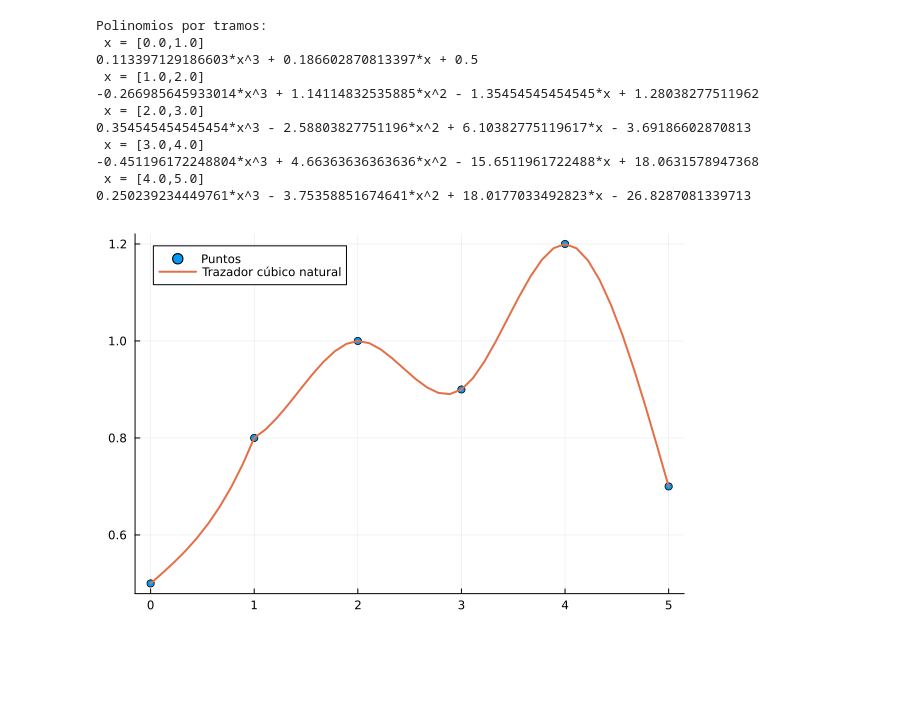
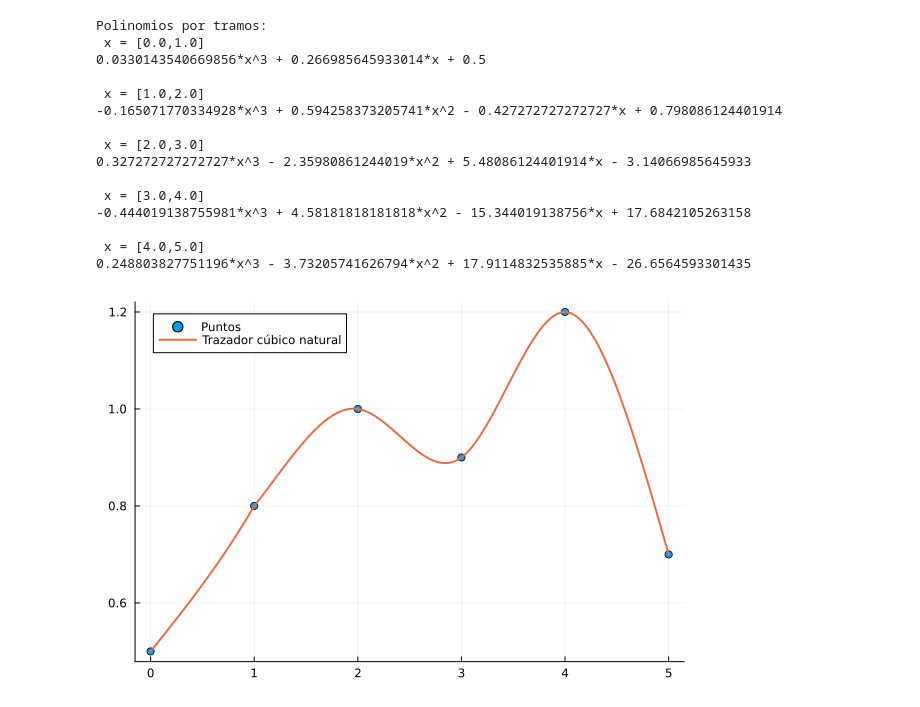
Before and after one commit to abelipe/graficas_eval_3, a Jupyter notebook: Untitled.ipynb, the cells around one changed output. Drawn from its saved outputs; the diff is of its cells as text; code cells hidden in the pictures; blank space fills up the shorter version.

```diff
--- a/Untitled.ipynb
+++ b/Untitled.ipynb
@@ -49,12 +72,15 @@ b = primeros3(filas[10])
 using PyCall
 using SymPy
 using Plots
+np = pyimport("numpy")
+
 function traza3natural(xi,yi)
-    np = pyimport("numpy")
+
     n = length(xi)
 
     # Valores h
     h = zeros(eltype(xi), n - 1)
+
     for j = 1:n-1
         h[j] = xi[j+1] - xi[j]
     end
@@ -64,9 +90,10 @@ function traza3natural(xi,yi)
     B = np.zeros(n-2, dtype=np.float64)
     S = np.zeros(n, dtype=np.float64)
 
+
     A[1, 1] = 2 * (h[1] + h[2])
     A[1, 2] = h[2]
-    B[1] = 6 * ((yi[2] - yi[1]) / h[1] - (yi[1] - yi[1]) / h[1])
+    B[1] = 6 * ((yi[2] - yi[1]) / h[1] - (yi[2] - yi[1]) / h[1])
 
     for i = 2:n-2
         A[i, i-1] = h[i]
@@ -107,7 +134,6 @@ function traza3natural(xi,yi)
 end
 # PROGRAMA -----------------------
 # INGRESO , Datos de prueba
-muestras = 10 # entre cada par de puntos
 
 # PROCEDIMIENTO
 # Tabla de polinomios por tramos
@@ -119,42 +145,47 @@ println("Polinomios por tramos: ")
 for tramo in 1:length(px_tabla)
     println(" x = [$(x_data1[tramo]),$(x_data1[tramo+1])]")
     println("$(px_tabla[tramo])")
+    println("")
 
 end
 xtraza = Float64[]
 ytraza = Float64[]
 
 # PROCEDIMIENTO
 # Tabla de polinomios por tramos
 px_tabla = traza3natural(x_data1, y_data1)
 n = length(x_data1)
 
 for tramo in 1:n-1
     xi_start = x_data1[tramo]
     xi_end = x_data1[tramo+1]
     xtramo = range(xi_start, stop=xi_end, length=muestras)
     pxtramo = px_tabla[tramo]
     pxt = lambdify(pxtramo, [Sym("x")])
     ytramo = pxt.(xtramo)
 
     # vectores de trazador en x,y
     append!(xtraza, xtramo)
     append!(ytraza, ytramo)
 end
 
 # Plotting
 scatter(x_data1, y_data1, label="Puntos")
 plot!(xtraza, ytraza, label="Trazador cúbico natural", lw=2)
 # %% [output]
 Polinomios por tramos:
  x = [0.0,1.0]
-0.113397129186603*x^3 + 0.186602870813397*x + 0.5
+0.0330143540669856*x^3 + 0.266985645933014*x + 0.5
+
  x = [1.0,2.0]
--0.266985645933014*x^3 + 1.14114832535885*x^2 - 1.35454545454545*x + 1.28038277511962
+-0.165071770334928*x^3 + 0.594258373205741*x^2 - 0.427272727272727*x + 0.798086124401914
+
  x = [2.0,3.0]
-0.354545454545454*x^3 - 2.58803827751196*x^2 + 6.10382775119617*x - 3.69186602870813
+0.327272727272727*x^3 - 2.35980861244019*x^2 + 5.48086124401914*x - 3.14066985645933
+
  x = [3.0,4.0]
--0.451196172248804*x^3 + 4.66363636363636*x^2 - 15.6511961722488*x + 18.0631578947368
+-0.444019138755981*x^3 + 4.58181818181818*x^2 - 15.344019138756*x + 17.6842105263158
+
  x = [4.0,5.0]
-0.250239234449761*x^3 - 3.75358851674641*x^2 + 18.0177033492823*x - 26.8287081339713
+0.248803827751196*x^3 - 3.73205741626794*x^2 + 17.9114832535885*x - 26.6564593301435
-[figure, old version]
+[figure, new version]
```
Also changed, not shown: parts of 2 cells of this notebook.
